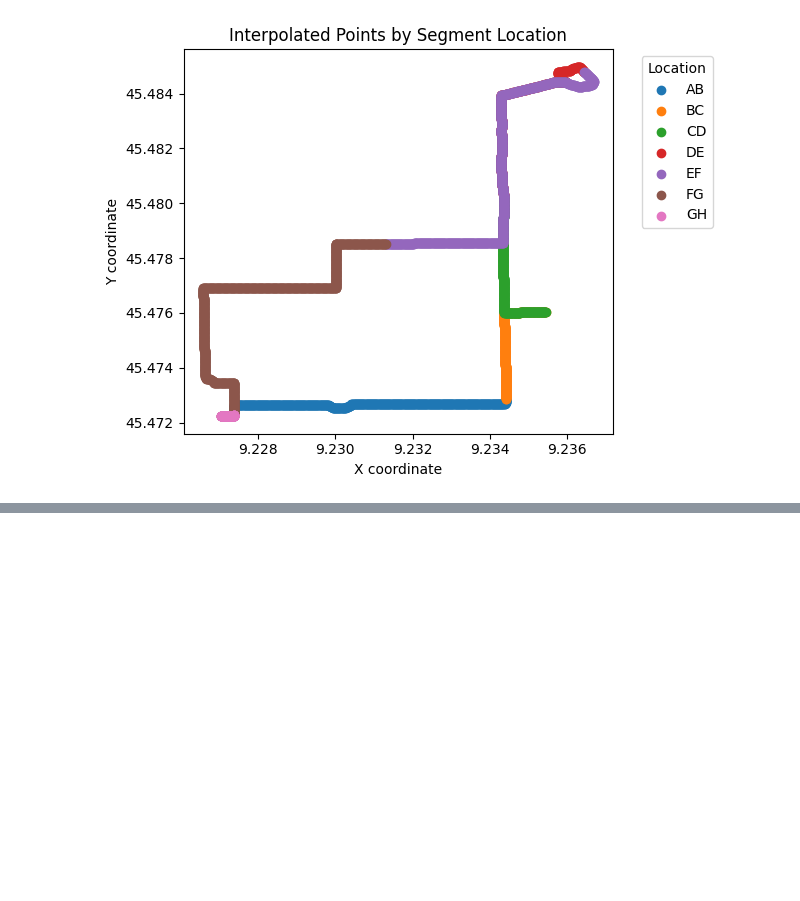
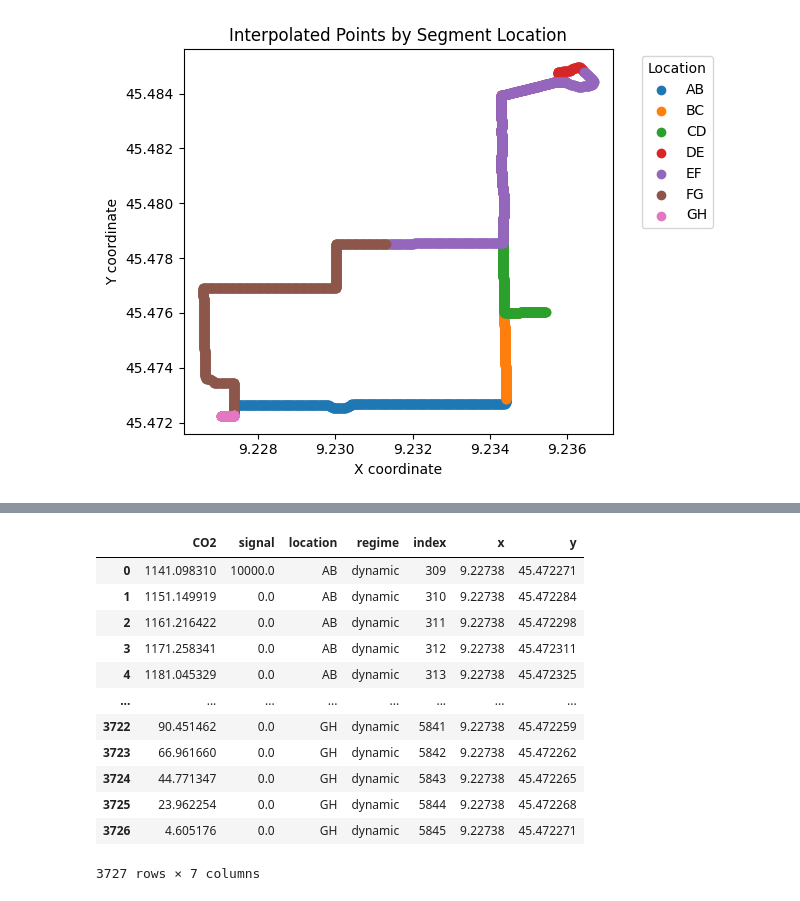
Before and after one commit to vitorbborges/ANTHEM, a Jupyter notebook: src/geolocate.ipynb, the cells around one changed output, grey strips where cells are left out. Saved outputs shown, nothing was run; the diff lists cells and outputs as text; code cells hidden in the pictures; blank space fills up the shorter version.

```diff
--- a/src/geolocate.ipynb
+++ b/src/geolocate.ipynb
@@ -186,0 +233,17 @@ plt.show()
+# %%
+S_dynamic = sd.drop(columns=["sample_pt", "geometry"])
+S_dynamic
+# %% [output]
+|  | CO2 | signal | location | regime | index | x | y |
+| 0 | 1141.098310 | 10000.0 | AB | dynamic | 309 | 9.22738 | 45.472271 |
+| 1 | 1151.149919 | 0.0 | AB | dynamic | 310 | 9.22738 | 45.472284 |
+| 2 | 1161.216422 | 0.0 | AB | dynamic | 311 | 9.22738 | 45.472298 |
+| 3 | 1171.258341 | 0.0 | AB | dynamic | 312 | 9.22738 | 45.472311 |
+| 4 | 1181.045329 | 0.0 | AB | dynamic | 313 | 9.22738 | 45.472325 |
+| ... | ... | ... | ... | ... | ... | ... | ... |
+| 3722 | 90.451462 | 0.0 | GH | dynamic | 5841 | 9.22738 | 45.472259 |
+| 3723 | 66.961660 | 0.0 | GH | dynamic | 5842 | 9.22738 | 45.472262 |
+| 3724 | 44.771347 | 0.0 | GH | dynamic | 5843 | 9.22738 | 45.472265 |
+| 3725 | 23.962254 | 0.0 | GH | dynamic | 5844 | 9.22738 | 45.472268 |
+| 3726 | 4.605176 | 0.0 | GH | dynamic | 5845 | 9.22738 | 45.472271 |
+3727 rows × 7 columns
```
Also changed, not shown: parts of 12 cells of this notebook, 1 other file.
